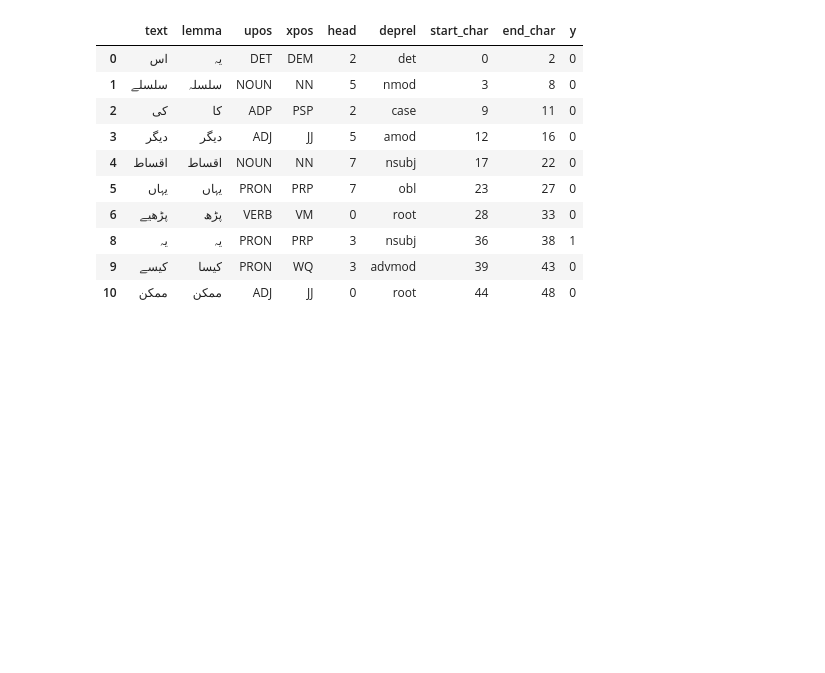
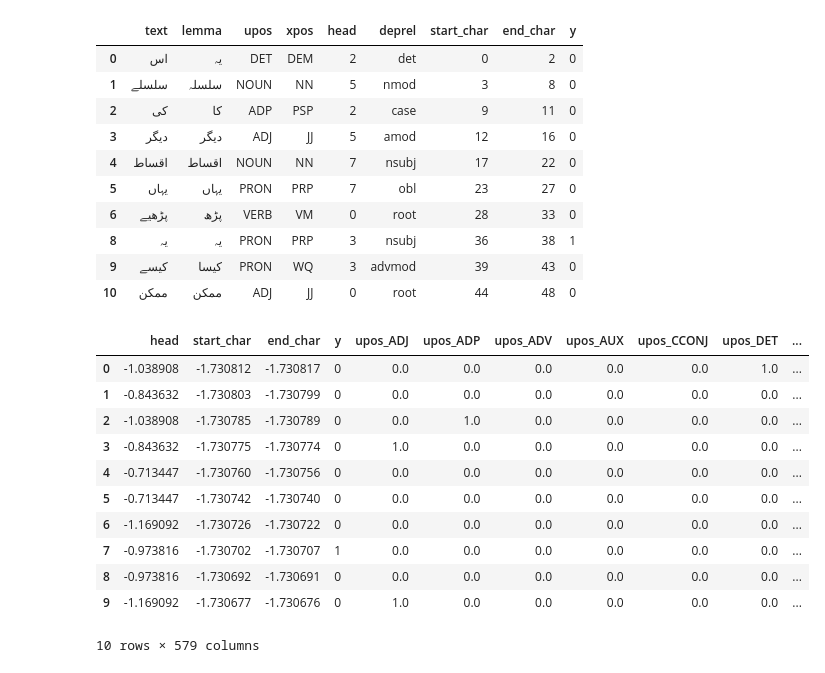
Before and after one commit to KanzaNasim/SBD_urdu, a Jupyter notebook: Approach3.ipynb, the cells around one changed output. Cells and saved outputs as stored; diff of their text form; code cells hidden in the pictures; blank space fills up the shorter version.

```diff
--- a/Approach3.ipynb
+++ b/Approach3.ipynb
@@ -92,0 +98,55 @@ data.head(10)
+# %%
+# One-hot encode 'upos', 'xpos', and 'deprel'
+encoder = OneHotEncoder(sparse_output=False)
+encoded_cats = encoder.fit_transform(data[['upos', 'xpos', 'deprel']])
+
+# Convert to DataFrame for easier merging
+encoded_cats_df = pd.DataFrame(encoded_cats, columns=encoder.get_feature_names_out())
+
+# Concatenate encoded features back to the dataset
+data = pd.concat([data.reset_index(drop=True), encoded_cats_df], axis=1)
+
+# Drop the original categorical columns (optional)
+data = data.drop(columns=['upos', 'xpos', 'deprel'])
+# %%
+# Select the numerical features to normalize
+numerical_features = ['start_char', 'end_char', 'head']
+
+# Option 2: Standard Scaling (zero mean and unit variance)
+standard_scaler = StandardScaler()
+data[numerical_features] = standard_scaler.fit_transform(data[numerical_features])
+# %%
+from sklearn.feature_extraction.text import TfidfVectorizer
+
+# Combine text and lemma columns into a single string representation (if needed)
+data['text_lemma'] = data['text'] + " " + data['lemma']
+
+# Initialize TF-IDF Vectorizer
+tfidf_vectorizer = TfidfVectorizer(max_features=500)  # Adjust max_features as needed
+
+# Fit and transform the combined text and lemma
+tfidf_features = tfidf_vectorizer.fit_transform(data['text_lemma'])
+
+# Convert the sparse matrix to a DataFrame for better integration
+tfidf_df = pd.DataFrame(tfidf_features.toarray(), columns=tfidf_vectorizer.get_feature_names_out())
+
+# Add the TF-IDF features back to the original DataFrame
+data = pd.concat([data.reset_index(drop=True), tfidf_df], axis=1)
+
+# Drop the original text and lemma columns (optional)
+data = data.drop(columns=['text', 'lemma', 'text_lemma'])
+# %%
+data.head(10)
+# %% [output]
+|  | head | start_char | end_char | y | upos_ADJ | upos_ADP | upos_ADV | upos_AUX | upos_CCONJ | upos_DET | ... |
+| 0 | -1.038908 | -1.730812 | -1.730817 | 0 | 0.0 | 0.0 | 0.0 | 0.0 | 0.0 | 1.0 | ... |
+| 1 | -0.843632 | -1.730803 | -1.730799 | 0 | 0.0 | 0.0 | 0.0 | 0.0 | 0.0 | 0.0 | ... |
+| 2 | -1.038908 | -1.730785 | -1.730789 | 0 | 0.0 | 1.0 | 0.0 | 0.0 | 0.0 | 0.0 | ... |
+| 3 | -0.843632 | -1.730775 | -1.730774 | 0 | 1.0 | 0.0 | 0.0 | 0.0 | 0.0 | 0.0 | ... |
+| 4 | -0.713447 | -1.730760 | -1.730756 | 0 | 0.0 | 0.0 | 0.0 | 0.0 | 0.0 | 0.0 | ... |
+| 5 | -0.713447 | -1.730742 | -1.730740 | 0 | 0.0 | 0.0 | 0.0 | 0.0 | 0.0 | 0.0 | ... |
+| 6 | -1.169092 | -1.730726 | -1.730722 | 0 | 0.0 | 0.0 | 0.0 | 0.0 | 0.0 | 0.0 | ... |
+| 7 | -0.973816 | -1.730702 | -1.730707 | 1 | 0.0 | 0.0 | 0.0 | 0.0 | 0.0 | 0.0 | ... |
+| 8 | -0.973816 | -1.730692 | -1.730691 | 0 | 0.0 | 0.0 | 0.0 | 0.0 | 0.0 | 0.0 | ... |
+| 9 | -1.169092 | -1.730677 | -1.730676 | 0 | 1.0 | 0.0 | 0.0 | 0.0 | 0.0 | 0.0 | ... |
+10 rows × 579 columns
```
Also changed, not shown: parts of 1 cell of this notebook.
